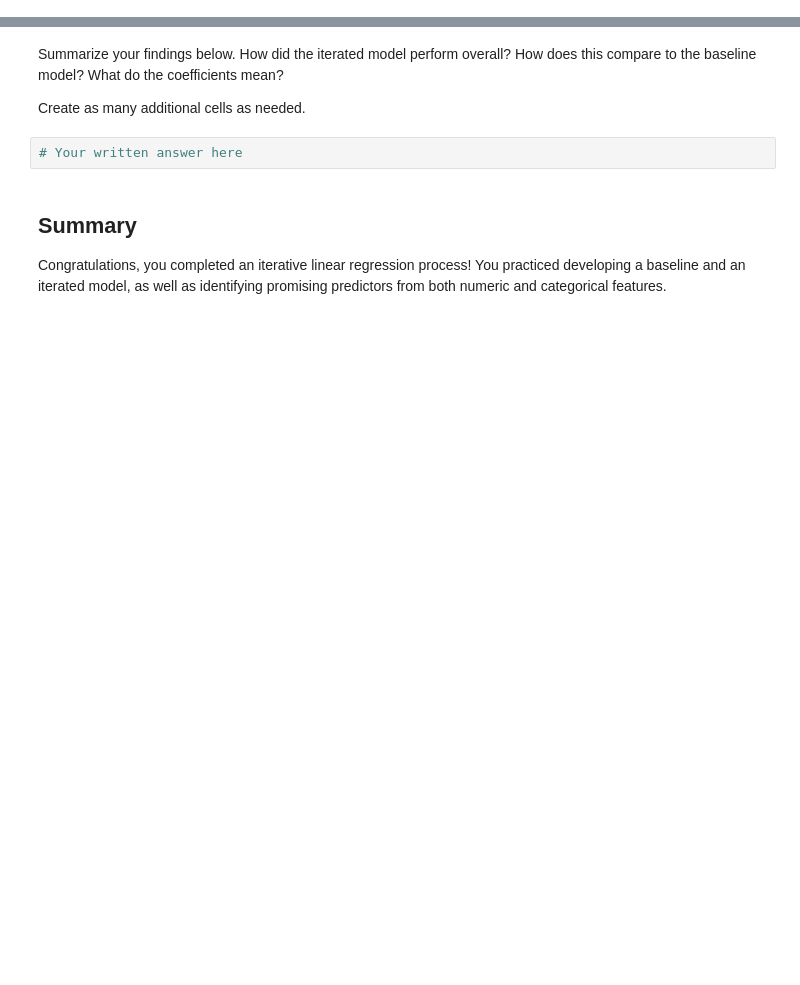
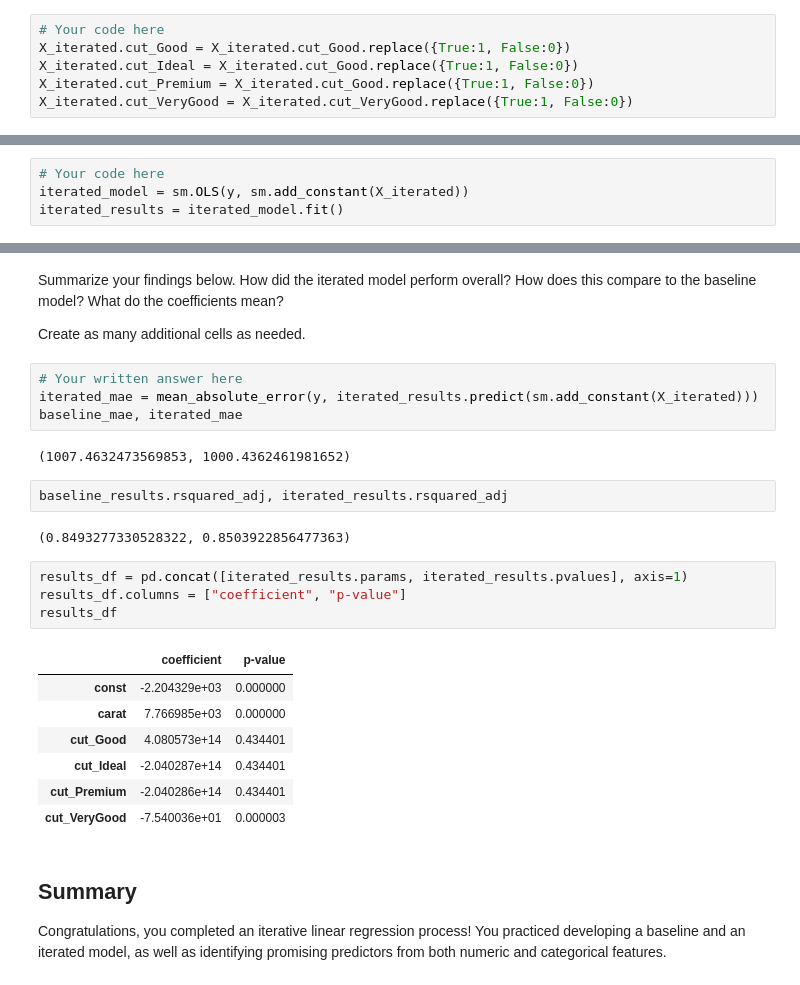
Before and after one commit to learn-co-curriculum/dsc-multiple-regression-cumulative-lab, a Jupyter notebook: index.ipynb, the cells around one changed output, grey strips where cells are left out. Drawn from its saved outputs; the diff is of its cells as text; blank space fills up the shorter version.

```diff
--- a/index.ipynb
+++ b/index.ipynb
@@ -269,3 +391,9 @@ We now need to change the boolean values for the four "cut" column to 1s and 0s
+# %%
+# Your code here
+X_iterated.cut_Good = X_iterated.cut_Good.replace({True:1, False:0})
+X_iterated.cut_Ideal = X_iterated.cut_Good.replace({True:1, False:0})
+X_iterated.cut_Premium = X_iterated.cut_Good.replace({True:1, False:0})
+X_iterated.cut_VeryGood = X_iterated.cut_VeryGood.replace({True:1, False:0})
 # %% [markdown]
 Now you should have 1 fewer column than before:
 # %%
@@ -282,3 +408,7 @@ Using the `y` variable from our previous model and `X_iterated`, build a model c
+# %%
+# Your code here
+iterated_model = sm.OLS(y, sm.add_constant(X_iterated))
+iterated_results = iterated_model.fit()
 # %% [markdown]
 ## 6. Evaluate and Interpret Multiple Linear Regression Model Results
 
@@ -292,6 +440,26 @@ Summarize your findings below. How did the iterated model perform overall? How d
 Create as many additional cells as needed.
 # %%
 # Your written answer here
+iterated_mae = mean_absolute_error(y, iterated_results.predict(sm.add_constant(X_iterated)))
+baseline_mae, iterated_mae
+# %% [output]
+(1007.4632473569853, 1000.4362461981652)
+# %%
+baseline_results.rsquared_adj, iterated_results.rsquared_adj
+# %% [output]
+(0.8493277330528322, 0.8503922856477363)
+# %%
+results_df = pd.concat([iterated_results.params, iterated_results.pvalues], axis=1)
+results_df.columns = ["coefficient", "p-value"]
+results_df
+# %% [output]
+|  | coefficient | p-value |
+| const | -2.204329e+03 | 0.000000 |
+| carat | 7.766985e+03 | 0.000000 |
+| cut_Good | 4.080573e+14 | 0.434401 |
+| cut_Ideal | -2.040287e+14 | 0.434401 |
+| cut_Premium | -2.040286e+14 | 0.434401 |
+| cut_VeryGood | -7.540036e+01 | 0.000003 |
 # %% [markdown]
 ## Summary
 
```
Also changed, not shown: parts of 20 cells of this notebook.
